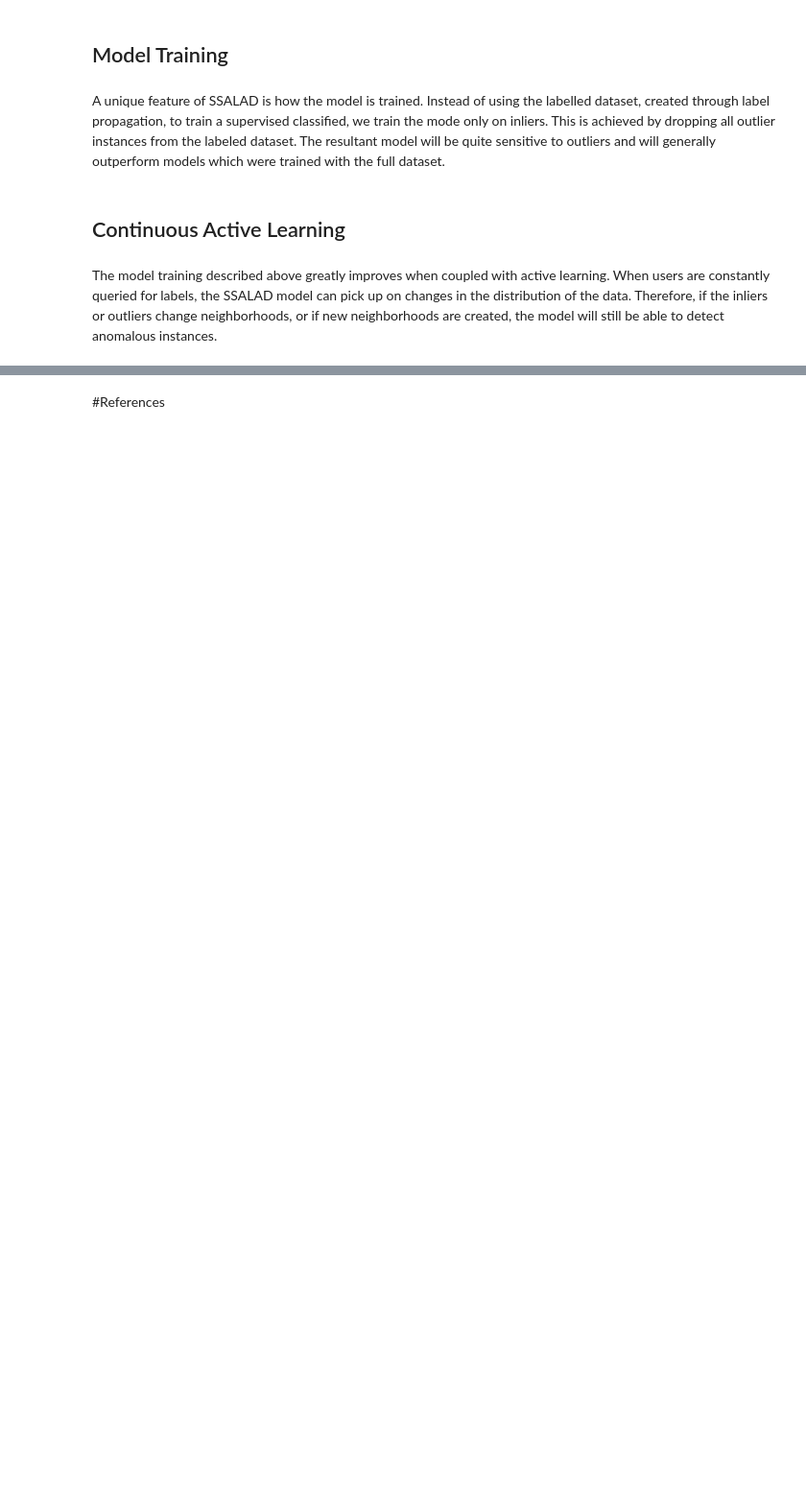
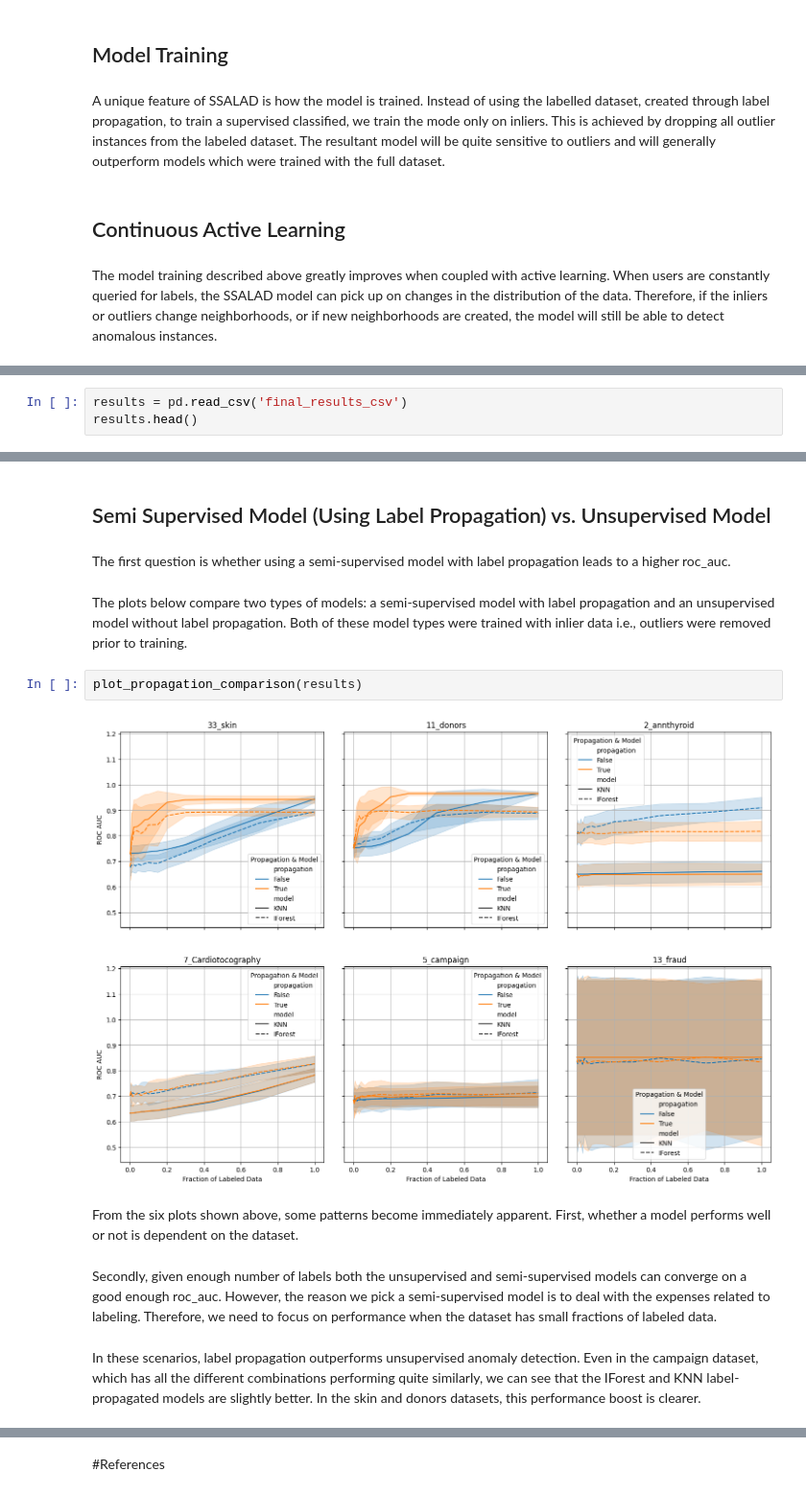
Before and after one commit to Vinylango25/Active-Semi-Supervised-Learning-SSALAD-Project-, a Jupyter notebook: jupyter/SSALAD_Paper.ipynb, the cells around one changed output, grey strips where cells are left out. Shown at 96% size. Saved outputs shown, nothing was run; the diff lists cells and outputs as text; blank space fills up the shorter version.

```diff
--- a/jupyter/SSALAD_Paper.ipynb
+++ b/jupyter/SSALAD_Paper.ipynb
@@ -74,0 +82,3 @@ The model training described above greatly improves when coupled with active lea
+# %%
+results = pd.read_csv('final_results_csv')
+results.head()
@@ -74,0 +362,16 @@ The model training described above greatly improves when coupled with active lea
+# %% [markdown]
+## Semi Supervised Model (Using Label Propagation) vs. Unsupervised Model
+# %% [markdown]
+The first question is whether using a semi-supervised model with label propagation leads to a higher roc_auc.
+# %% [markdown]
+The plots below compare two types of models: a semi-supervised model with label propagation and an unsupervised model without label propagation. Both of these model types were trained with inlier data i.e., outliers were removed prior to training.
+# %%
+plot_propagation_comparison(results)
+# %% [output]
+[figure, added]
+# %% [markdown]
+From the six plots shown above, some patterns become immediately apparent. First, whether a model performs well or not is dependent on the dataset.
+# %% [markdown]
+Secondly, given enough number of labels both the unsupervised and semi-supervised models can converge on a good enough roc_auc. However, the reason we pick a semi-supervised model is to deal with the expenses related to labeling. Therefore, we need to focus on performance when the dataset has small fractions of labeled data.
+# %% [markdown]
+In these scenarios, label propagation outperforms unsupervised anomaly detection. Even in the campaign dataset, which has all the different combinations performing quite similarly, we can see that the IForest and KNN label-propagated models are slightly better. In the skin and donors datasets, this performance boost is clearer.
```
Also changed, not shown: parts of 36 cells of this notebook, 1 other file.
